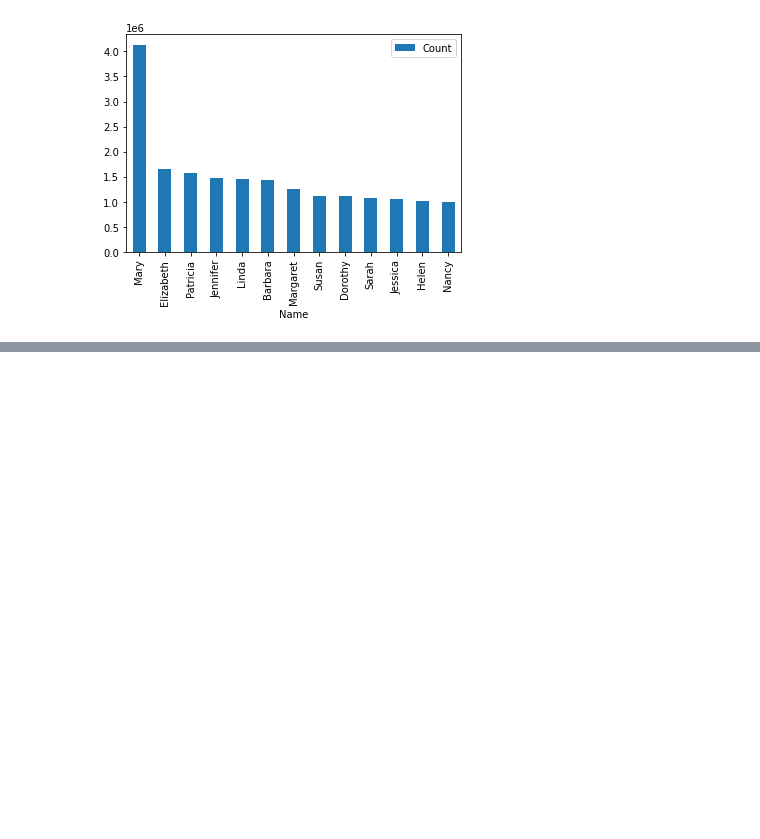
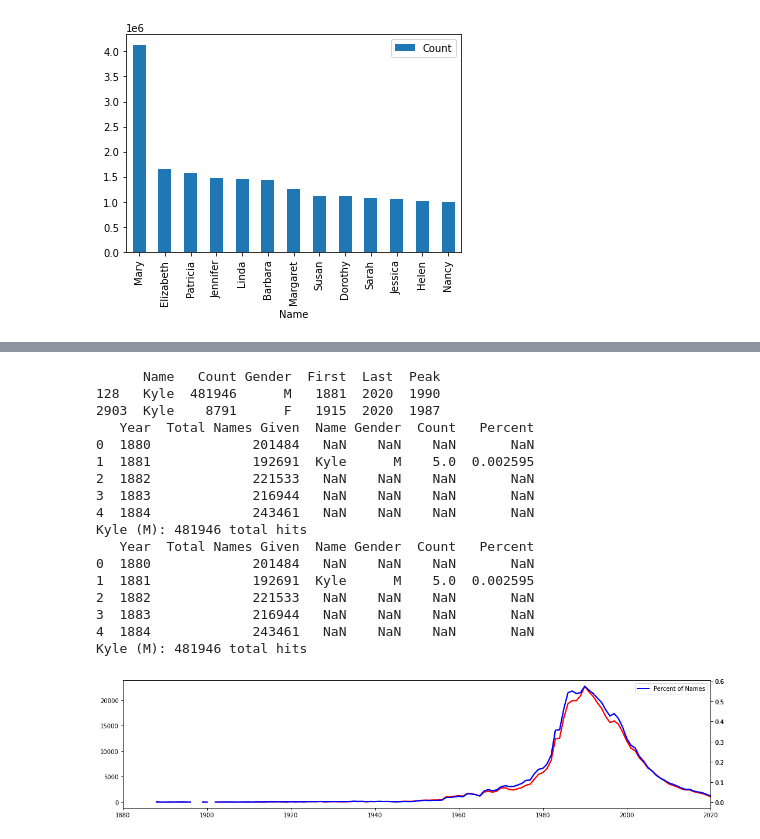
Before and after one commit to timputt/HCI584-Putt-Project-Name-Research, a Jupyter notebook: research_names.ipynb, the cells around one changed output, grey strips where cells are left out. Cells and saved outputs as stored; diff of their text form; code cells hidden in the pictures; blank space fills up the shorter version.

```diff
--- a/research_names.ipynb
+++ b/research_names.ipynb
@@ -166,0 +235,70 @@ So forget the most popular names. Show me a grouping of names, perhaps my family
+# %%
+single_name = "Kyle"
+
+enter_name = [[single_name,"M"],[single_name,"M"]]
+
+myname = df_name_stats.query('Name == @enter_name[0]')
+print(myname)
+
+fig,ax = plt.subplots(figsize=(18, 4))
+#ax.figure() # set up aspect
+
+
+for nd in enter_name:
+    name = nd[0]
+    gender = nd[1]
+
+
+    dfn = df.query('Name == @name and Gender==@gender')
+    total = dfn["Count"].sum()
+    df_ay3 = df_ay3.rename(columns={"Count":"Total Names Given"})
+    #print(df_ay3.head())
+
+    df_ay4 = df_ay3.join(dfn.set_index('Year'), on='Year')
+
+    percent_name = (df_ay4["Count"] / df_ay4["Total Names Given"])*100
+    df_ay4.insert(5, "Percent", percent_name)
+    print(df_ay4.head())
+
+    print(f"{name} ({gender}): {total} total hits")
+
+    #ax = plt.subplots()
+    ax.plot( 'Year', 'Count', data=df_ay4,
+            linewidth=2,
+            color="red",
+            label= name + ", " + gender)
+
+    ax2=ax.twinx()
+
+    ax2.plot( 'Year', 'Percent', data=df_ay4,
+            linewidth=2,
+            color="blue",
+            label= "Percent of Names")
+
+# show legend
+plt.legend()
+plt.xlim(1880, 2020) #
+
+#plt.yscale('log') #make sense for some presentations
+
+# show graph
+plt.show()
+# %% [output]
+      Name   Count Gender  First  Last  Peak
+128   Kyle  481946      M   1881  2020  1990
+2903  Kyle    8791      F   1915  2020  1987
+   Year  Total Names Given  Name Gender  Count   Percent
+0  1880             201484   NaN    NaN    NaN       NaN
+1  1881             192691  Kyle      M    5.0  0.002595
+2  1882             221533   NaN    NaN    NaN       NaN
+3  1883             216944   NaN    NaN    NaN       NaN
+4  1884             243461   NaN    NaN    NaN       NaN
+Kyle (M): 481946 total hits
+   Year  Total Names Given  Name Gender  Count   Percent
+0  1880             201484   NaN    NaN    NaN       NaN
+1  1881             192691  Kyle      M    5.0  0.002595
+2  1882             221533   NaN    NaN    NaN       NaN
+3  1883             216944   NaN    NaN    NaN       NaN
+4  1884             243461   NaN    NaN    NaN       NaN
+Kyle (M): 481946 total hits
+[figure, added]
```
Also changed, not shown: parts of 17 cells of this notebook, 2 other files.
